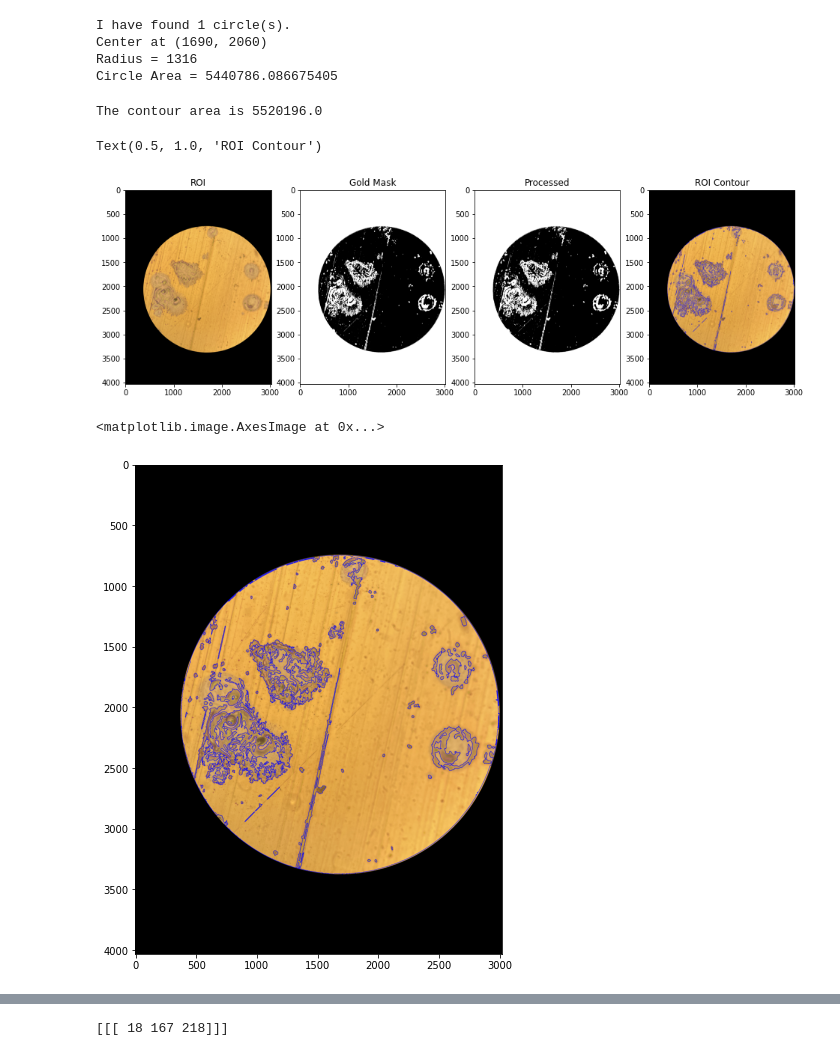
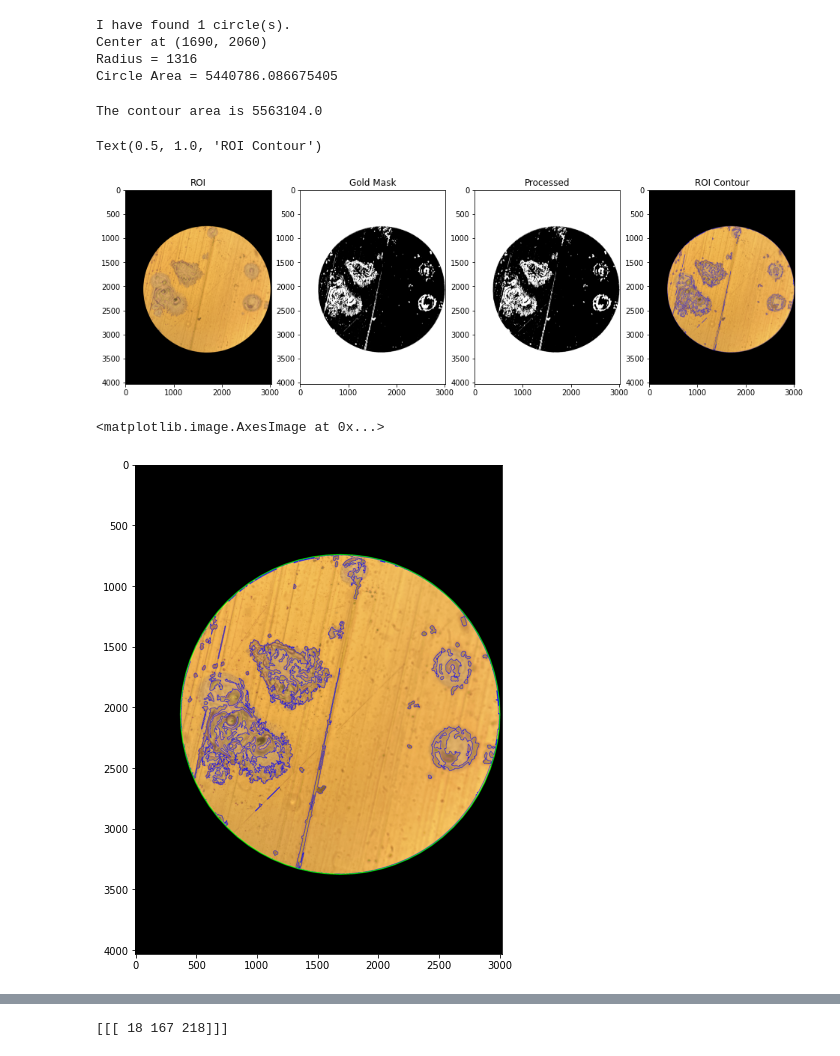
Before and after one commit to mbmassey/electrodeImageAnalysis, a Jupyter notebook: ElectrodeDemo.ipynb, the cells around one changed output, grey strips where cells are left out. Cells and saved outputs as stored; diff of their text form; code cells hidden in the pictures.

Commit message:
Changed contour area threshold

```diff
--- a/ElectrodeDemo.ipynb
+++ b/ElectrodeDemo.ipynb
@@ -62,7 +62,7 @@ plt.imshow(ROI)
 plt.title("ROI")
 
 hsvimage = cv2.cvtColor(ROI, cv2.COLOR_RGB2HSV)
-lower = np.array([13, 115, 200], dtype="uint8")
+lower = np.array([15, 115, 200], dtype="uint8")
 upper = np.array([76, 200, 250], dtype="uint8")
 goldmask = cv2.inRange(hsvimage, lower, upper)
 
@@ -74,7 +74,7 @@ cnts = cnts[0] if len(cnts) == 2 else cnts[1]
 area = 0
 for c in cnts:
     currcontour = cv2.contourArea(c)
-    if currcontour >= 200:
+    if currcontour >= 500:
         area += currcontour
         cv2.drawContours(ROI,[c], 0, (0,0,255), 2)
 print('The contour area is ' + str(area))
@@ -89,15 +89,16 @@ fig.add_subplot(rows, columns, 4)
 plt.imshow(ROI)
 plt.title("ROI Contour")
 # %% [output]
-The contour area is 5520196.0
+The contour area is 5563104.0
 Text(0.5, 1.0, 'ROI Contour')
 [figure]
 # %%
 fig = plt.figure(figsize=(16,9))
+cv2.circle(ROI, (x,y),r,(0,255,0), 5)
 plt.imshow(ROI)
 # %% [output]
 <matplotlib.image.AxesImage at 0x...>
-[figure, old version]
+[figure, new version]
 # %%
 #Calculating Area:
 number_of_black_pix = np.sum(opening == 0)      # extracting only black pixels
```
Also changed, not shown: parts of 2 cells of this notebook.
